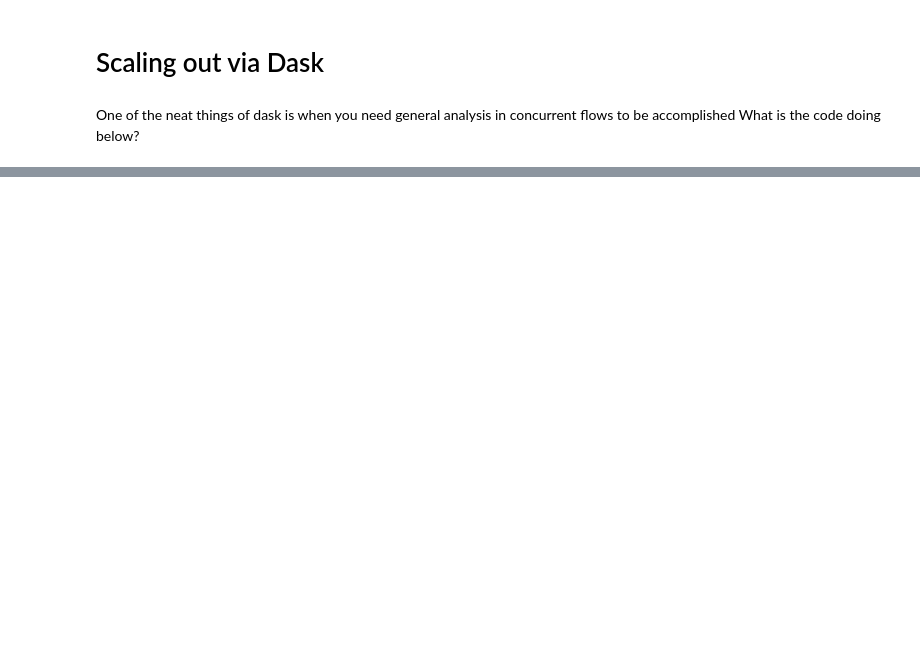
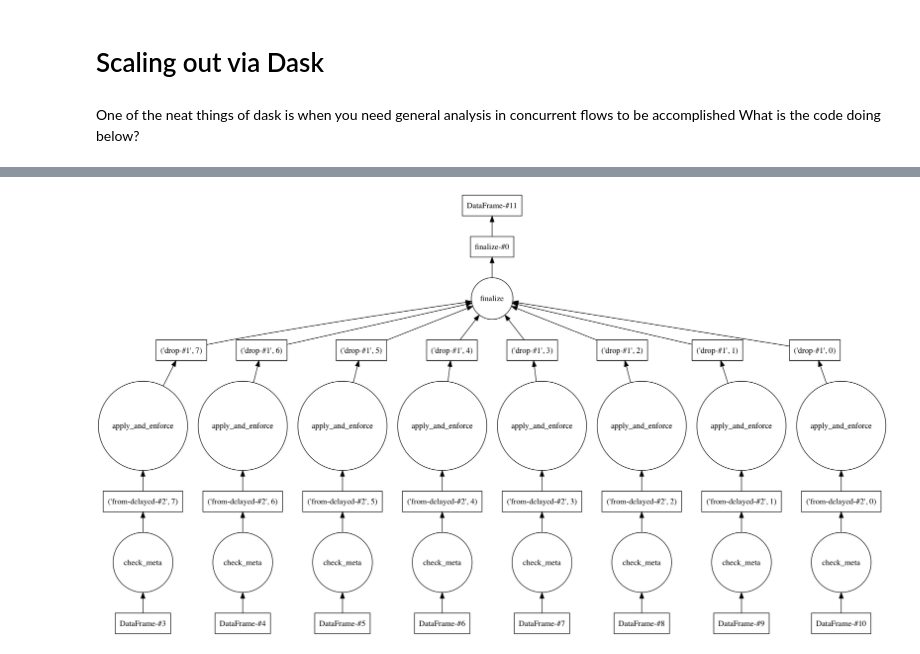
Before and after one commit to triskadecaepyon/ep_2018_workshop, a Jupyter notebook: Putting it together--a short and fast tutorial.ipynb, the cells around one changed output, grey strips where cells are left out. Saved outputs shown, nothing was run; the diff lists cells and outputs as text; code cells hidden in the pictures; blank space fills up the shorter version.

```diff
--- a/Putting it together--a short and fast tutorial.ipynb
+++ b/Putting it together--a short and fast tutorial.ipynb
@@ -95,0 +155,6 @@ total = dd.from_delayed(list_of_delayed)
+# %%
+munged_df = delayed(total.drop(['latitude','longitude'],axis=1))
+# %%
+munged_df.visualize()
+# %% [output]
+[figure, added]
```
Also changed, not shown: parts of 19 cells of this notebook.
